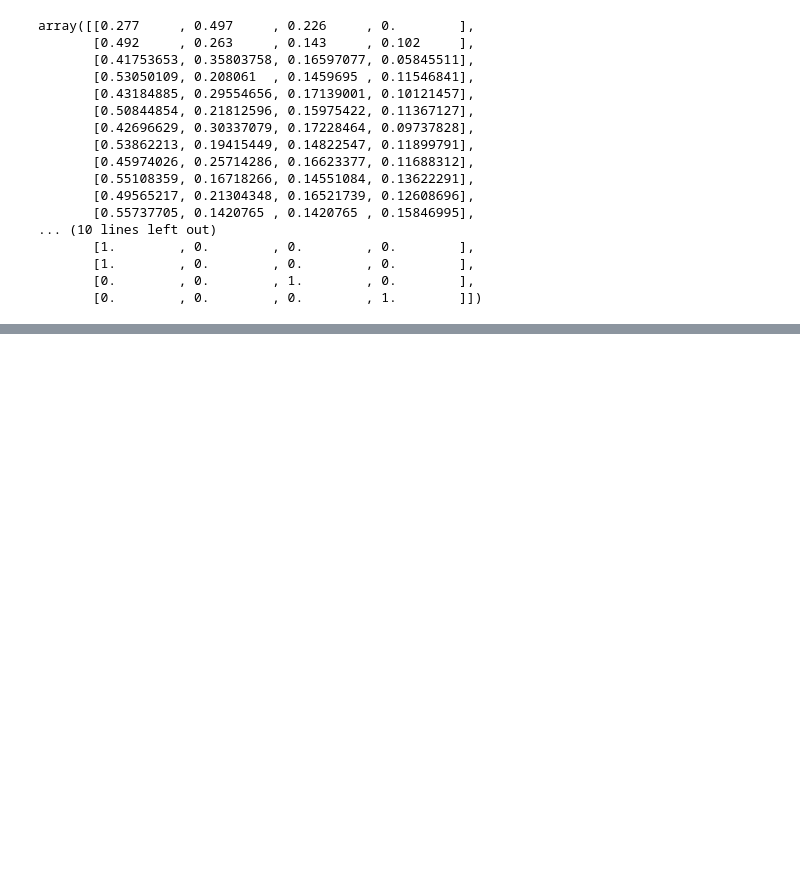
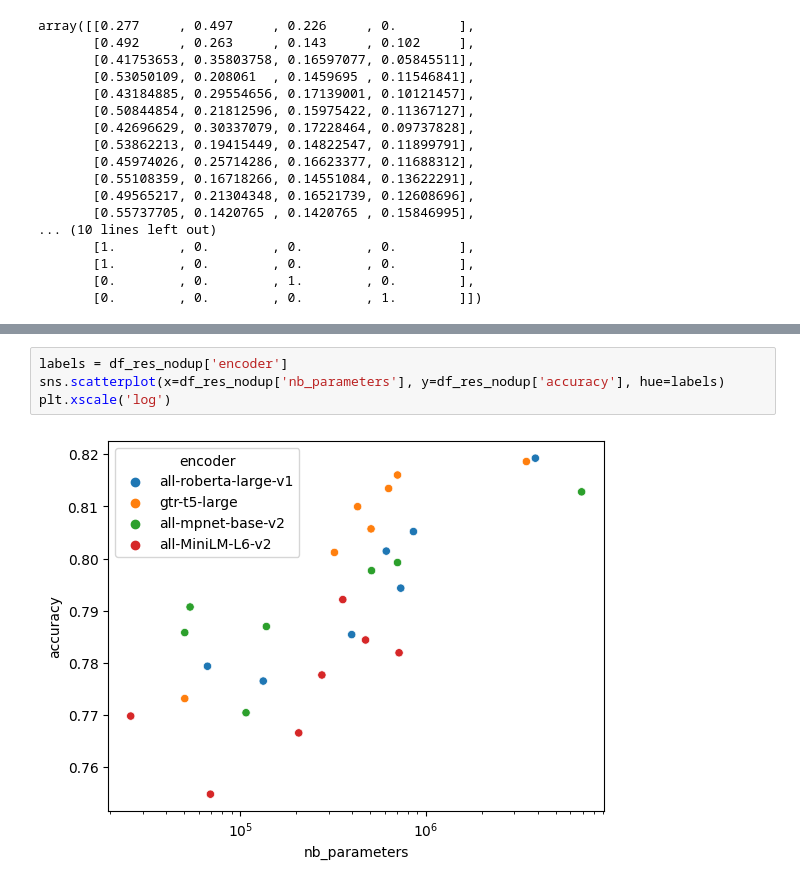
Before and after one commit to coni26/Intents_classification, a Jupyter notebook: result_analysis.ipynb, the cells around one changed output, grey strips where cells are left out. Cells and saved outputs as stored; diff of their text form; blank space fills up the shorter version.

```diff
--- a/result_analysis.ipynb
+++ b/result_analysis.ipynb
@@ -162,0 +166,6 @@ plt.xscale('log')
+# %%
+labels = df_res_nodup['encoder']
+sns.scatterplot(x=df_res_nodup['nb_parameters'], y=df_res_nodup['accuracy'], hue=labels)
+plt.xscale('log')
+# %% [output]
+[figure, added]
```
Also changed, not shown: parts of 5 cells of this notebook.
